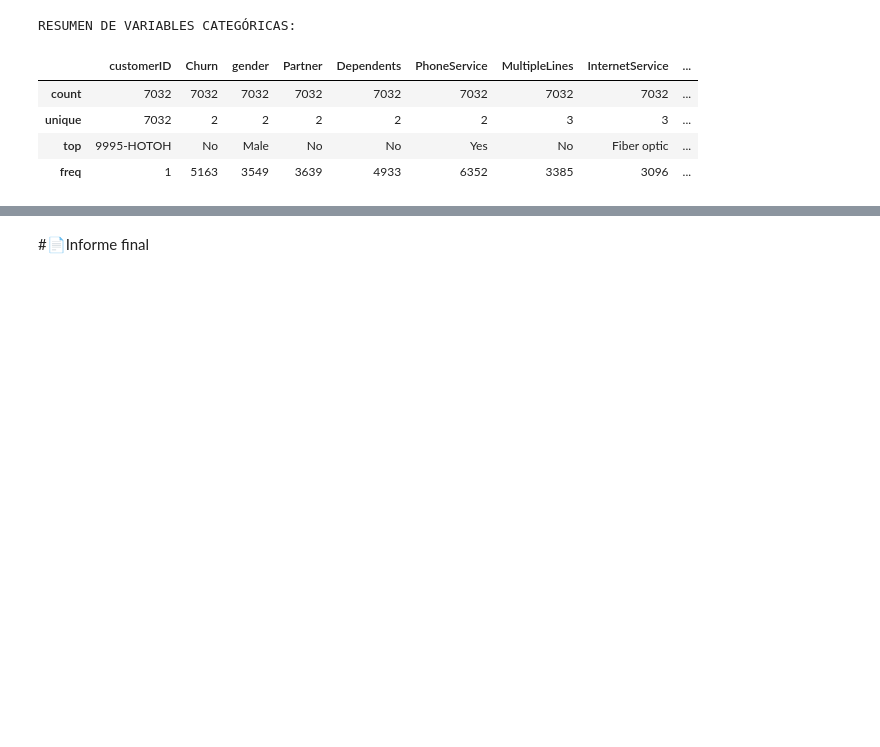
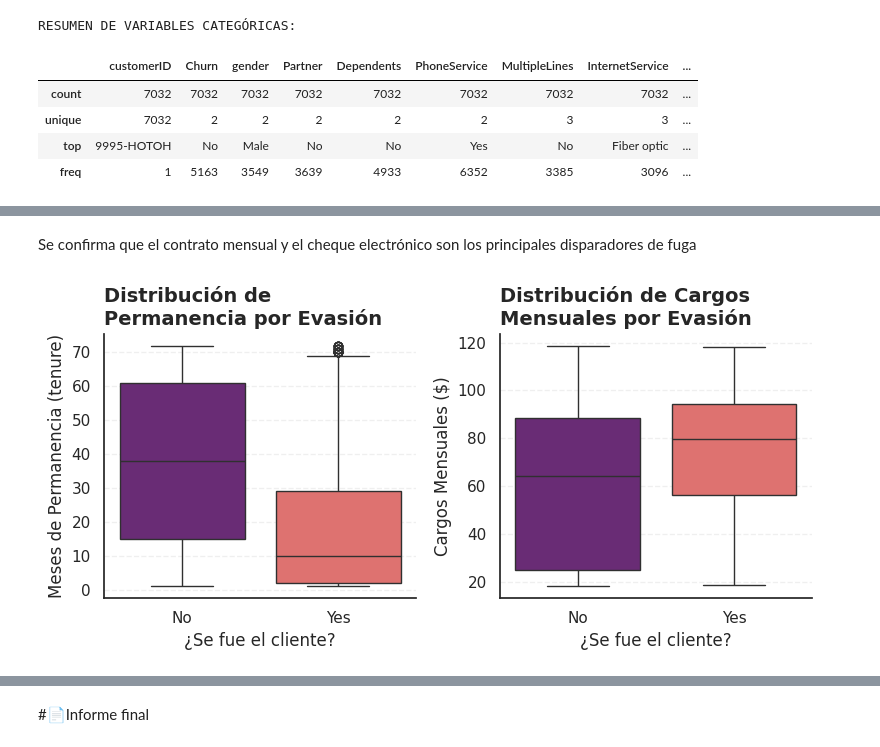
Before and after one commit to Nicolas9529/challenge2-data-science-LATAM, a Jupyter notebook: TelecomX_LATAM.ipynb, the cells around one changed output, grey strips where cells are left out. Cells and saved outputs as stored; diff of their text form; code cells hidden in the pictures; blank space fills up the shorter version.

```diff
--- a/TelecomX_LATAM.ipynb
+++ b/TelecomX_LATAM.ipynb
@@ -220,0 +285,24 @@ RESUMEN DE VARIABLES CATEGÓRICAS:
+# %% [markdown]
+Se confirma que el contrato mensual y el cheque electrónico son los principales disparadores de fuga
+# %%
+fig, axs = plt.subplots(1, 2, figsize=(8, 4))
+
+sns.boxplot(data=df_completo, x='Churn', y='tenure', ax=axs[0], palette='magma', hue='Churn', legend=False)
+axs[0].set_title('Distribución de\nPermanencia por Evasión', fontsize=14, fontweight='bold', loc='left')
+axs[0].set_xlabel('¿Se fue el cliente?')
+axs[0].set_ylabel('Meses de Permanencia (tenure)')
+
+sns.boxplot(data=df_completo, x='Churn', y='Charges.Monthly', ax=axs[1], palette='magma', hue='Churn', legend=False)
+axs[1].set_title('Distribución de Cargos\nMensuales por Evasión', fontsize=14, fontweight='bold', loc='left')
+axs[1].set_xlabel('¿Se fue el cliente?')
+axs[1].set_ylabel('Cargos Mensuales ($)')
+
+for ax in axs:
+    ax.spines['top'].set_visible(False)
+    ax.spines['right'].set_visible(False)
+    ax.grid(axis='y', linestyle='--', alpha=0.3)
+
+plt.tight_layout()
+plt.show()
+# %% [output]
+[figure, added]
```
Also changed, not shown: parts of 34 cells of this notebook.
